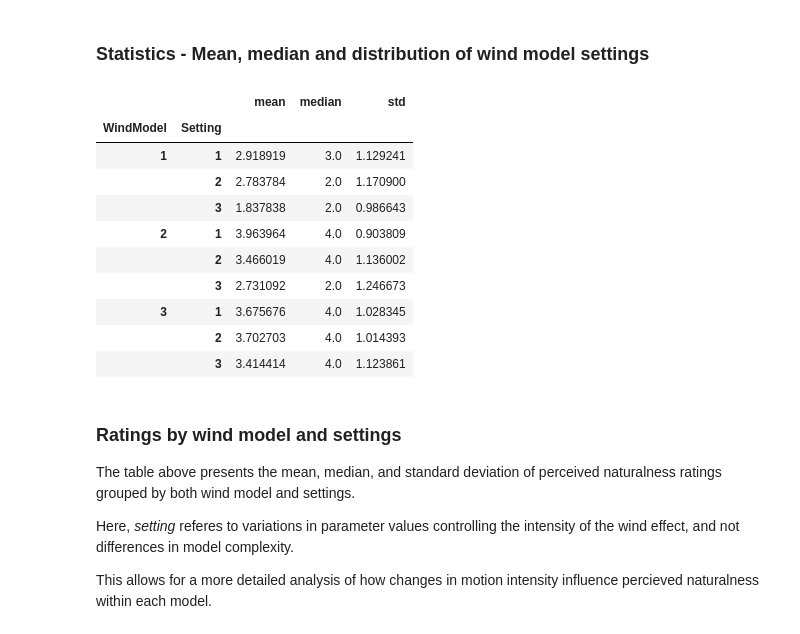
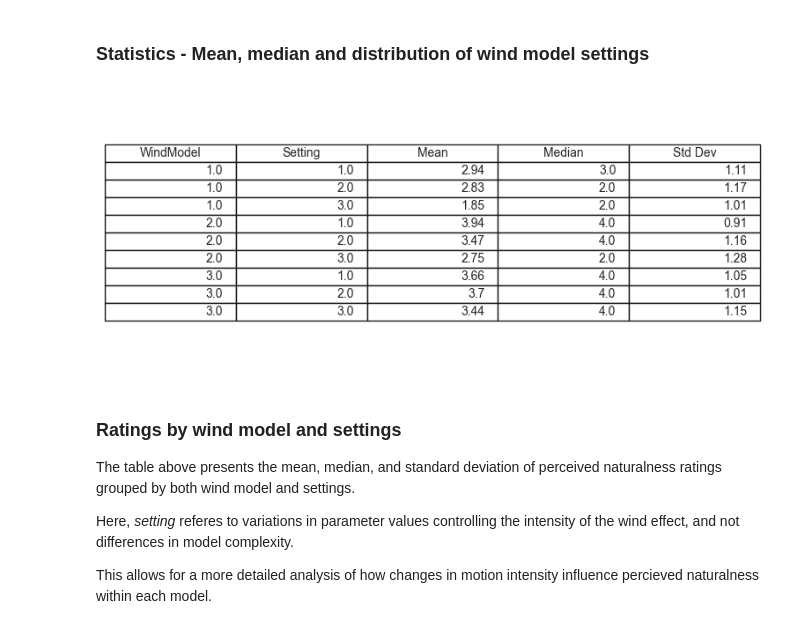
Before and after one commit to fhagerstrom/tree-motion-analysis, a Jupyter notebook: DV1583_fahg19_userStudyAnalysis.ipynb, the cells around one changed output. Drawn from its saved outputs; the diff is of its cells as text; code cells hidden in the pictures.

```diff
--- a/DV1583_fahg19_userStudyAnalysis.ipynb
+++ b/DV1583_fahg19_userStudyAnalysis.ipynb
@@ -314,19 +309,36 @@ This indicates a clear difference between model 1 and the other models, while th
 ### Statistics - Mean, median and distribution of wind model settings
 # %%
 # MEAN, MEDIAN AND STANDARD DEVIATION OF SETTINGS PER WIND MODEL
-df_long.groupby(["WindModel", "Setting"])["rating_num"].agg(["mean", "median", "std"])
+wm_setting_summary = df_long.groupby(["WindModel", "Setting"])["rating_num"].agg(["mean", "median", "std"])
+wm_setting_summary = wm_setting_summary.round(2)
+
+wm_setting_summary = wm_setting_summary.rename(columns={
+    "mean": "Mean",
+    "median": "Median",
+    "std": "Std Dev"
+})
+
+wm_setting_summary = wm_setting_summary.reset_index()
+
+wm_setting_summary["WindModel"] = wm_setting_summary["WindModel"].astype(int)
+wm_setting_summary["Setting"] = wm_setting_summary["Setting"].astype(int)
+
+fig, ax = plt.subplots(figsize=(8, 4))
+ax.axis('off')
+
+table = ax.table(
+    cellText=wm_setting_summary.values,
+    colLabels=wm_setting_summary.columns,
+    loc='center'
+)
+
+table.auto_set_font_size(False)
+table.set_fontsize(10)
+table.scale(1.2, 1.2)
+
+plt.savefig("figures/wm_setting_summary.png", dpi=300, bbox_inches='tight')
 # %% [output]
-|  |  | mean | median | std |
-| WindModel | Setting |  |  |  |
-| 1 | 1 | 2.918919 | 3.0 | 1.129241 |
-|  | 2 | 2.783784 | 2.0 | 1.170900 |
-|  | 3 | 1.837838 | 2.0 | 0.986643 |
-| 2 | 1 | 3.963964 | 4.0 | 0.903809 |
-|  | 2 | 3.466019 | 4.0 | 1.136002 |
-|  | 3 | 2.731092 | 2.0 | 1.246673 |
-| 3 | 1 | 3.675676 | 4.0 | 1.028345 |
-|  | 2 | 3.702703 | 4.0 | 1.014393 |
-|  | 3 | 3.414414 | 4.0 | 1.123861 |
+[figure, added]
 # %% [markdown]
 ### Ratings by wind model and settings
 
```
Also changed, not shown: parts of 4 cells of this notebook, 4 other files.
